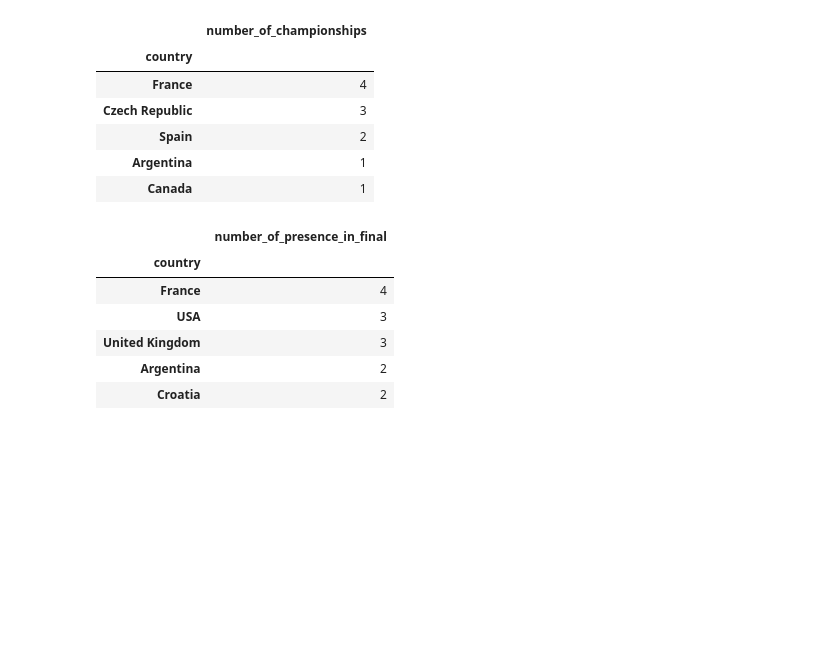
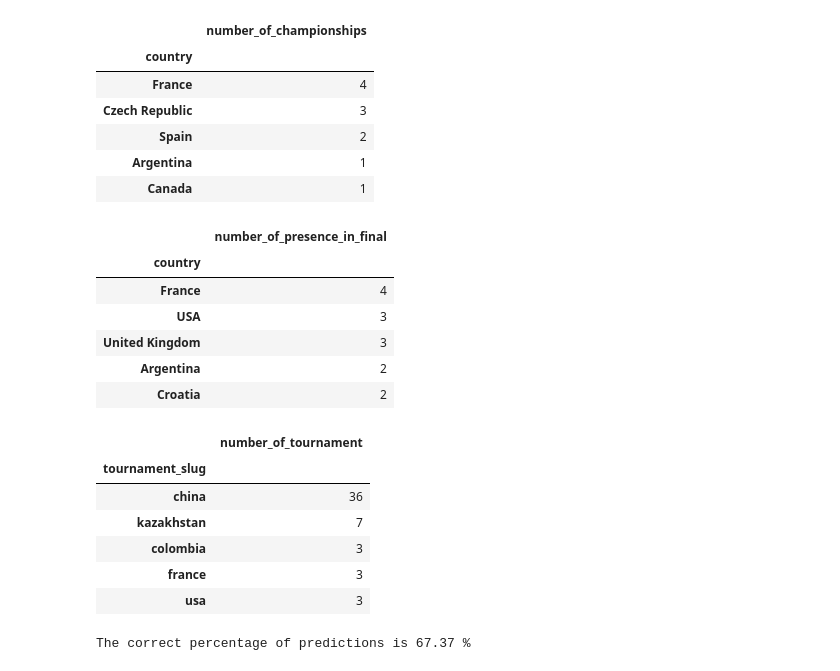
Before and after one commit to amin-eghbalian/data_analysis_tennis_peroject, a Jupyter notebook: HW10_project_data.ipynb, the cells around one changed output. Drawn from its saved outputs; the diff is of its cells as text; code cells hidden in the pictures; blank space fills up the shorter version.

```diff
--- a/HW10_project_data.ipynb
+++ b/HW10_project_data.ipynb
@@ -543,3 +543,40 @@ pd.merge(home_countries_in_final, away_countries_in_final, how="outer").groupby(
 | United Kingdom | 3 |
 | Argentina | 2 |
 | Croatia | 2 |
+# %%
+# E5 Which counties held most tournaments?
+tournament_countries_df = tournament_df.loc[tournament_df["tournament_slug"].str.len() < 20] # tournaments location
+tournament_countries_df = tournament_countries_df["tournament_slug"].str.split('-').str[-1] # tournaments country
+pd.DataFrame(tournament_countries_df, columns=["country"])#.groupby("tournament_slug").agg(new=("tournament_slug","count"))
+tournament_countries_df.columns = ["a"]
+tournament_countries_df = pd.DataFrame(tournament_countries_df).reset_index(drop=True)
+tournament_countries_df.groupby("tournament_slug").agg(
+    number_of_tournament=("tournament_slug","count")).sort_values("number_of_tournament", ascending=False).head()
+# %% [output]
+|  | number_of_tournament |
+| tournament_slug |  |
+| china | 36 |
+| kazakhstan | 7 |
+| colombia | 3 |
+| france | 3 |
+| usa | 3 |
+# %%
+# E6 What percentage of the predictions were correct?
+event_df[["match_id","winner_code"]]
+
+event_vote_df = pd.merge(vote_df, event_df[["match_id","winner_code"]])
+#cleaning
+event_vote_df.isna().sum() #7 nan val in winner
+event_vote_df = event_vote_df.dropna().reset_index(drop=True)
+
+event_vote_df["vote_prediction"] = np.where(event_vote_df["home_vote"] > event_vote_df["away_vote"], 1, 2) # create vote_prediction based on votes
+total_number_of_matches = event_vote_df["match_id"].count()
+total_number_of_correct_prediction = event_vote_df.loc[
+    event_vote_df["winner_code"] == event_vote_df["vote_prediction"]]["match_id"].count() # correct predictions
+
+percentage_of_correct_predictions = np.multiply(np.divide(
+    total_number_of_correct_prediction, total_number_of_matches), 100).round(2)
+
+print(f"The correct percentage of predictions is {percentage_of_correct_predictions} %")
+# %% [output]
+The correct percentage of predictions is 67.37 %
```
